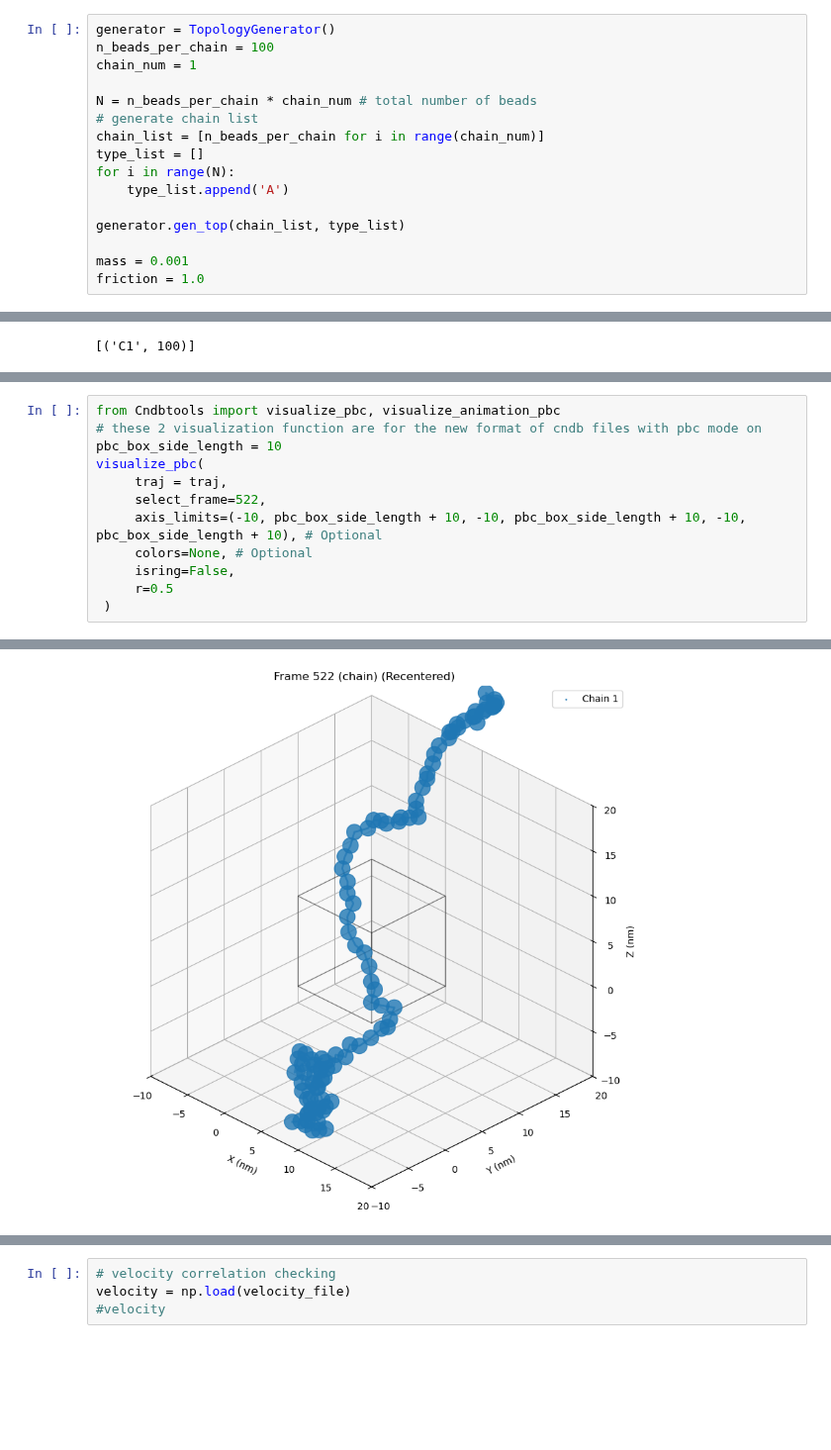
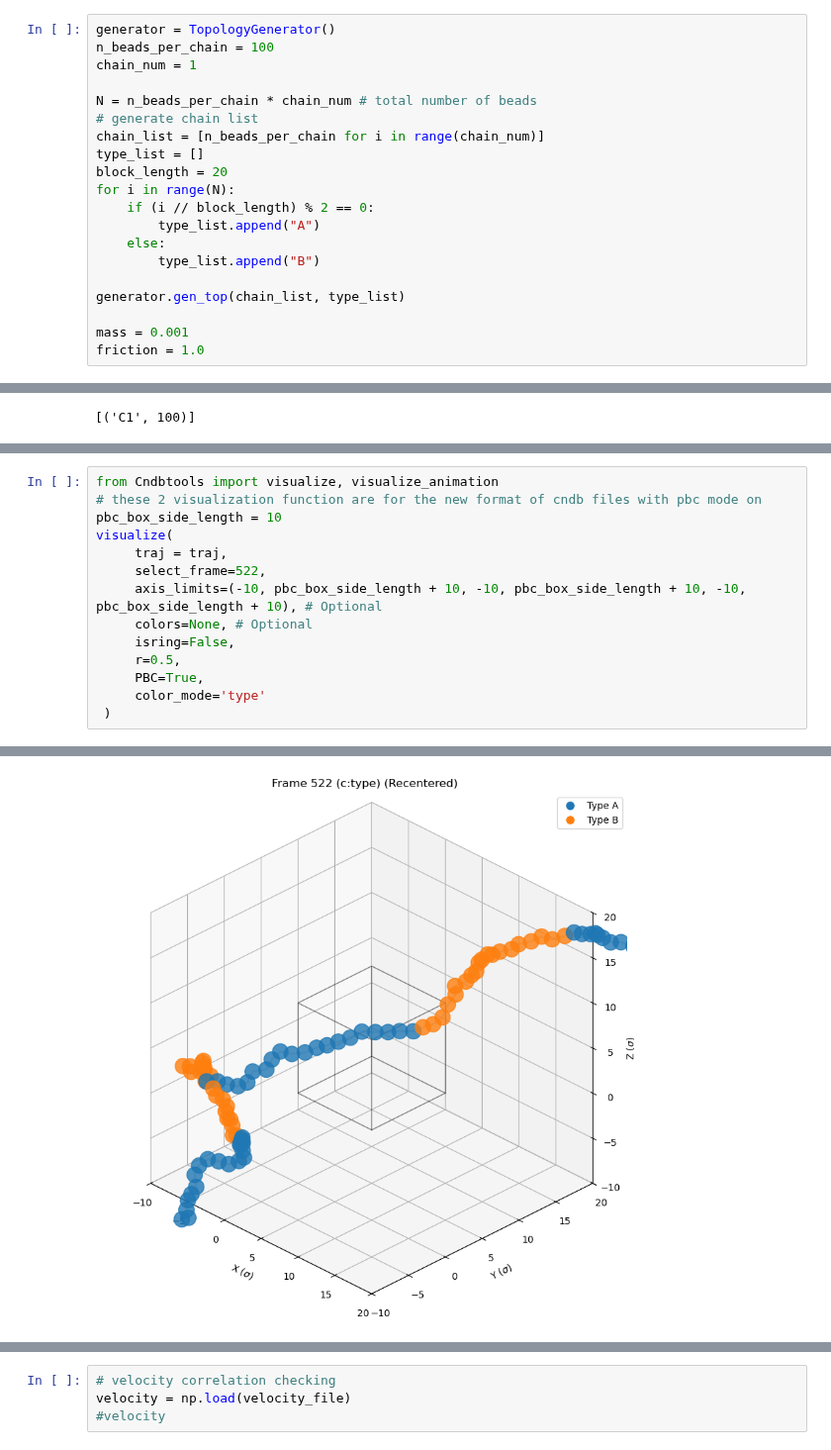
Before and after one commit to s-brahmachari/chromdyn, a Jupyter notebook: notebooks/PBC_sim_test.ipynb, the cells around one changed output, grey strips where cells are left out. Shown at 99% size. Drawn from its saved outputs; the diff is of its cells as text; blank space fills up the shorter version.

```diff
--- a/notebooks/PBC_sim_test.ipynb
+++ b/notebooks/PBC_sim_test.ipynb
@@ -22,8 +22,12 @@ N = n_beads_per_chain * chain_num # total number of beads
 # generate chain list
 chain_list = [n_beads_per_chain for i in range(chain_num)]
 type_list = []
+block_length = 20
 for i in range(N):
-    type_list.append('A')
+    if (i // block_length) % 2 == 0:
+        type_list.append("A")
+    else:
+        type_list.append("B")
 
 generator.gen_top(chain_list, type_list)
 
@@ -291,13 +305,15 @@ c:\Users\Leren\Documents\GitHub\Mycode\chromdyn_new\notebooks\../chromdyn_pbc\Cn
 # %%
-from Cndbtools import visualize_pbc, visualize_animation_pbc
+from Cndbtools import visualize, visualize_animation
 # these 2 visualization function are for the new format of cndb files with pbc mode on
 pbc_box_side_length = 10
-visualize_pbc(
+visualize(
      traj = traj,
      select_frame=522,
      axis_limits=(-10, pbc_box_side_length + 10, -10, pbc_box_side_length + 10, -10, pbc_box_side_length + 10), # Optional
      colors=None, # Optional
      isring=False,
-     r=0.5
+     r=0.5,
+     PBC=True,
+     color_mode='type'
  )
 # %% [output]
@@ -305,4 +323,4 @@ Recentering coordinates...
-[figure, old version]
+[figure, new version]
 # %%
 plt.rcParams['animation.html'] = 'jshtml'
 pbc_box_side_length = 10
```
Also changed, not shown: parts of 12 cells of this notebook, 2 other files.
